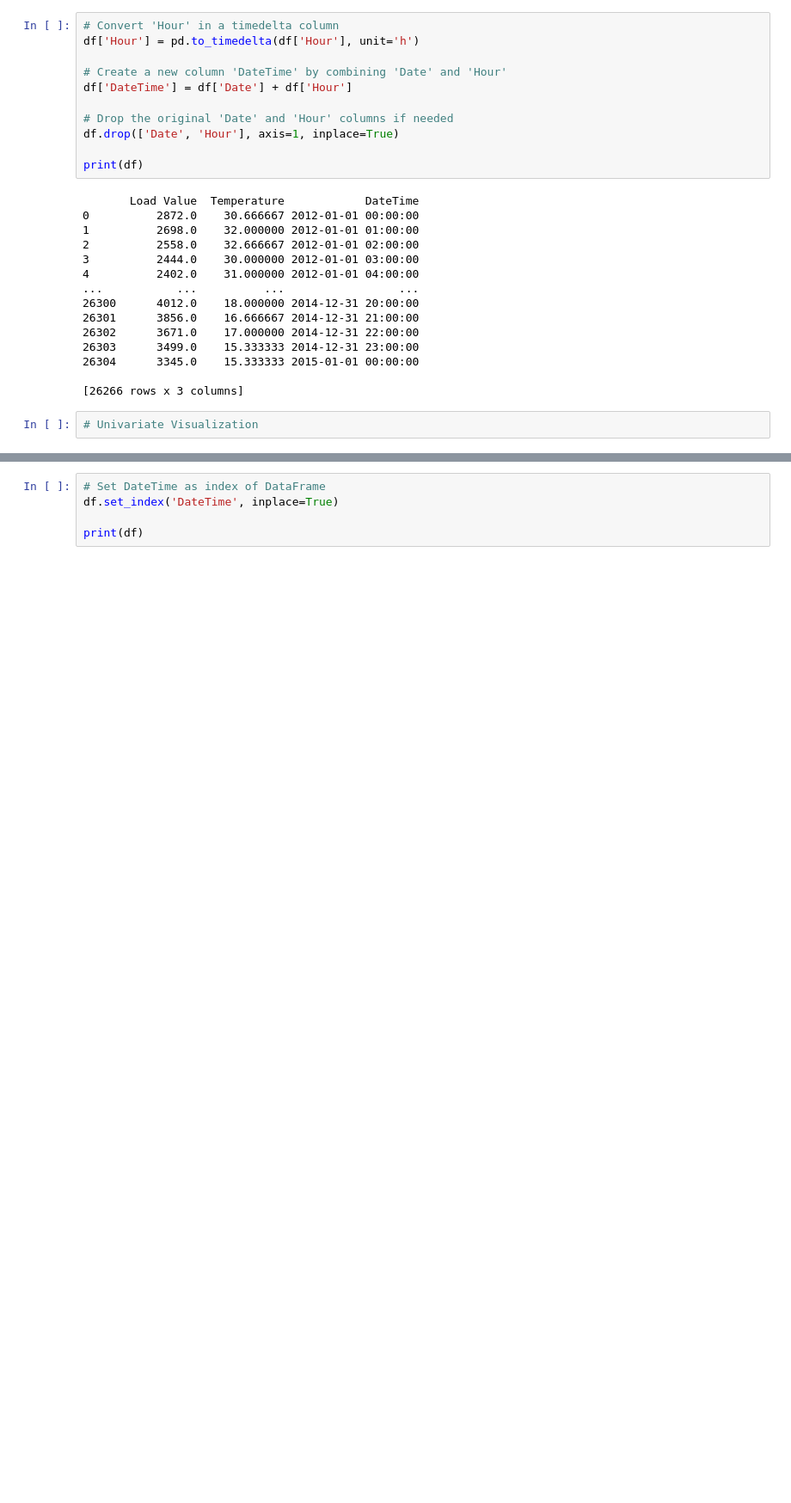
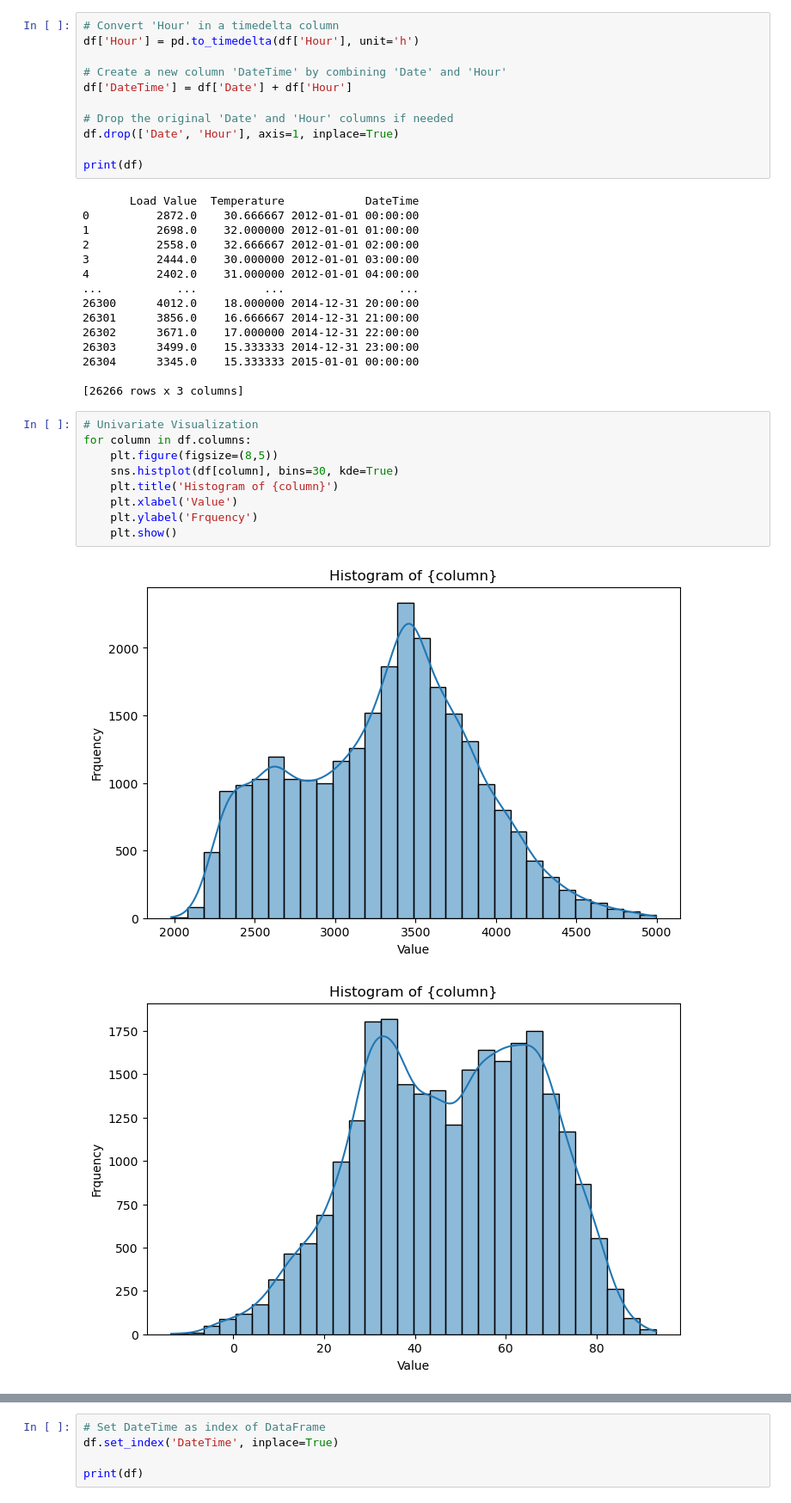
Before and after one commit to valerio1221/Minnd, a Jupyter notebook: t2.ipynb, the cells around one changed output, grey strips where cells are left out. Shown at 86% size. Saved outputs shown, nothing was run; the diff lists cells and outputs as text; blank space fills up the shorter version.

```diff
--- a/t2.ipynb
+++ b/t2.ipynb
@@ -259,5 +259,15 @@ print(df)
 26304      3345.0    15.333333 2015-01-01 00:00:00
 
 [26266 rows x 3 columns]
-# %%
-# Univariate Visualization
+# %%
+# Univariate Visualization
+for column in df.columns:
+    plt.figure(figsize=(8,5))
+    sns.histplot(df[column], bins=30, kde=True)
+    plt.title('Histogram of {column}')
+    plt.xlabel('Value')
+    plt.ylabel('Frquency')
+    plt.show()
+# %% [output]
+[figure, added]
+[figure, added]
```
Also changed, not shown: parts of 1 cell of this notebook.
